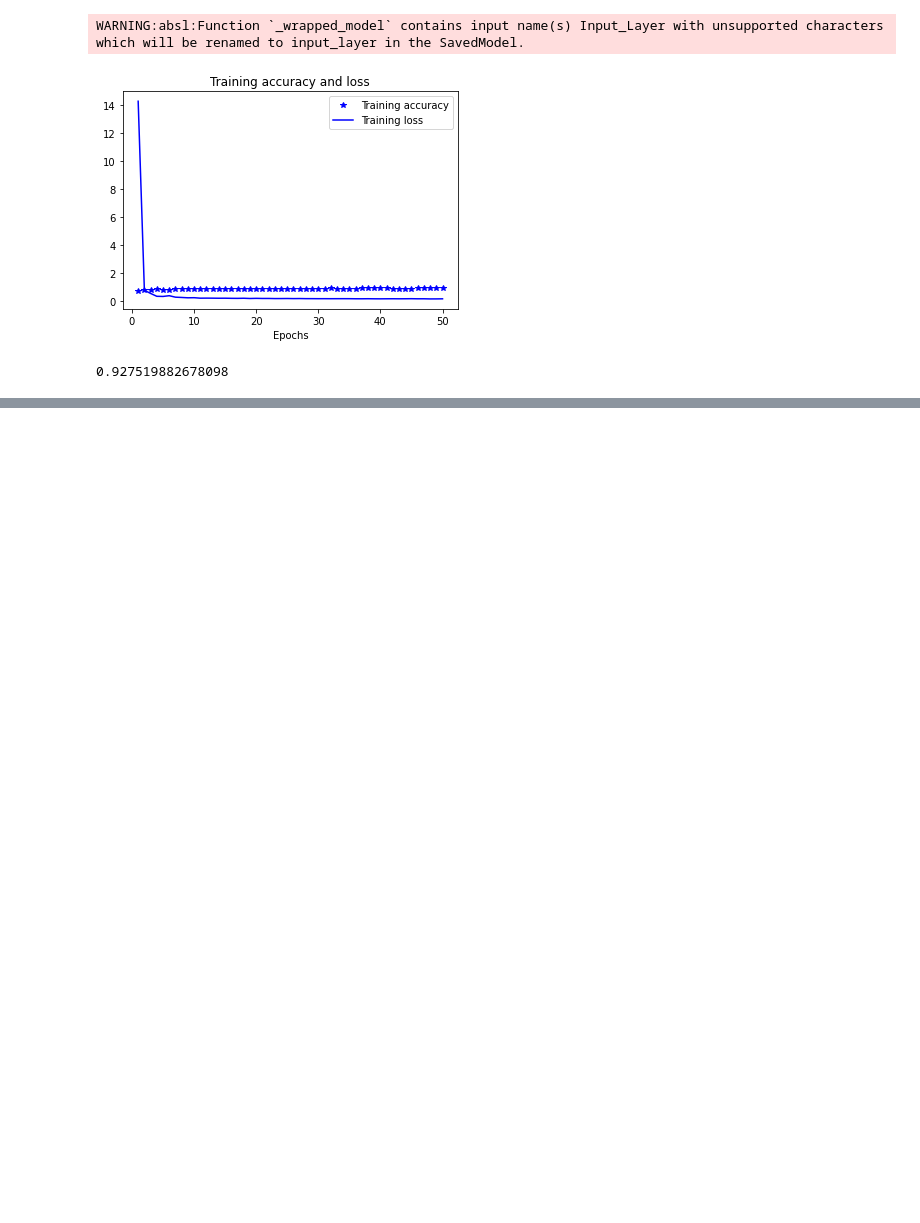
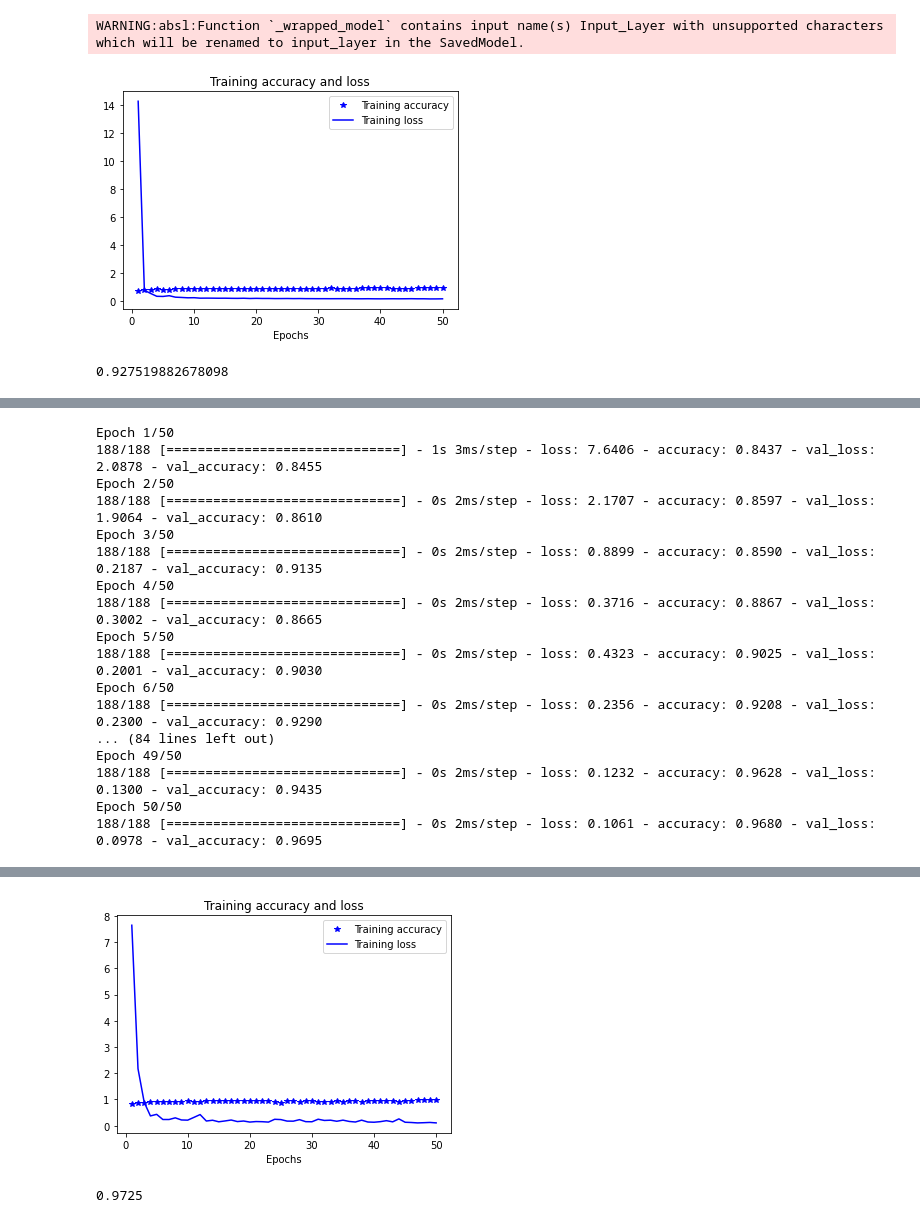
Before and after one commit to cbugayer/Malicious-Email-Detection, a Jupyter notebook: neural_net.ipynb, the cells around one changed output, grey strips where cells are left out. Drawn from its saved outputs; the diff is of its cells as text; code cells hidden in the pictures; blank space fills up the shorter version.

Commit message:
working model

```diff
--- a/neural_net.ipynb
+++ b/neural_net.ipynb
@@ -153,3 +153,12 @@ predicted_labels2 = model2.predict(test_features2)
 calculate_accuracy(predictions=predicted_labels2, targets=test_targets2)
 # %% [output]
 0.927519882678098
+# %%
+data3 = pd.read_csv('phishing_dataset.csv')
+df3 = pd.DataFrame(data3)
+train_features3, train_targets3, test_features3, test_targets3 = train_val_test_split(df3,'ClassLabel')
+# %%
+model3 = Phishing_Detection_Model(num_features=train_features3.shape[1])
+# %%
+model3.train(train_features3,train_targets3)
+# %% [output]
@@ -155,0 +166,17 @@ calculate_accuracy(predictions=predicted_labels2, targets=test_targets2)
+Epoch 1/50
+188/188 [==============================] - 1s 3ms/step - loss: 7.6406 - accuracy: 0.8437 - val_loss: 2.0878 - val_accuracy: 0.8455
+Epoch 2/50
+188/188 [==============================] - 0s 2ms/step - loss: 2.1707 - accuracy: 0.8597 - val_loss: 1.9064 - val_accuracy: 0.8610
+Epoch 3/50
+188/188 [==============================] - 0s 2ms/step - loss: 0.8899 - accuracy: 0.8590 - val_loss: 0.2187 - val_accuracy: 0.9135
+Epoch 4/50
+188/188 [==============================] - 0s 2ms/step - loss: 0.3716 - accuracy: 0.8867 - val_loss: 0.3002 - val_accuracy: 0.8665
+Epoch 5/50
+188/188 [==============================] - 0s 2ms/step - loss: 0.4323 - accuracy: 0.9025 - val_loss: 0.2001 - val_accuracy: 0.9030
+Epoch 6/50
+188/188 [==============================] - 0s 2ms/step - loss: 0.2356 - accuracy: 0.9208 - val_loss: 0.2300 - val_accuracy: 0.9290
+... (84 lines left out)
+Epoch 49/50
+188/188 [==============================] - 0s 2ms/step - loss: 0.1232 - accuracy: 0.9628 - val_loss: 0.1300 - val_accuracy: 0.9435
+Epoch 50/50
+188/188 [==============================] - 0s 2ms/step - loss: 0.1061 - accuracy: 0.9680 - val_loss: 0.0978 - val_accuracy: 0.9695
@@ -155,0 +185,6 @@ calculate_accuracy(predictions=predicted_labels2, targets=test_targets2)
+[figure, added]
+# %%
+predicted_labels3 = model3.predict(test_features3)
+calculate_accuracy(predictions=predicted_labels3, targets=test_targets3)
+# %% [output]
+0.9725
```
Also changed, not shown: parts of 1 cell of this notebook, 10 other files.
